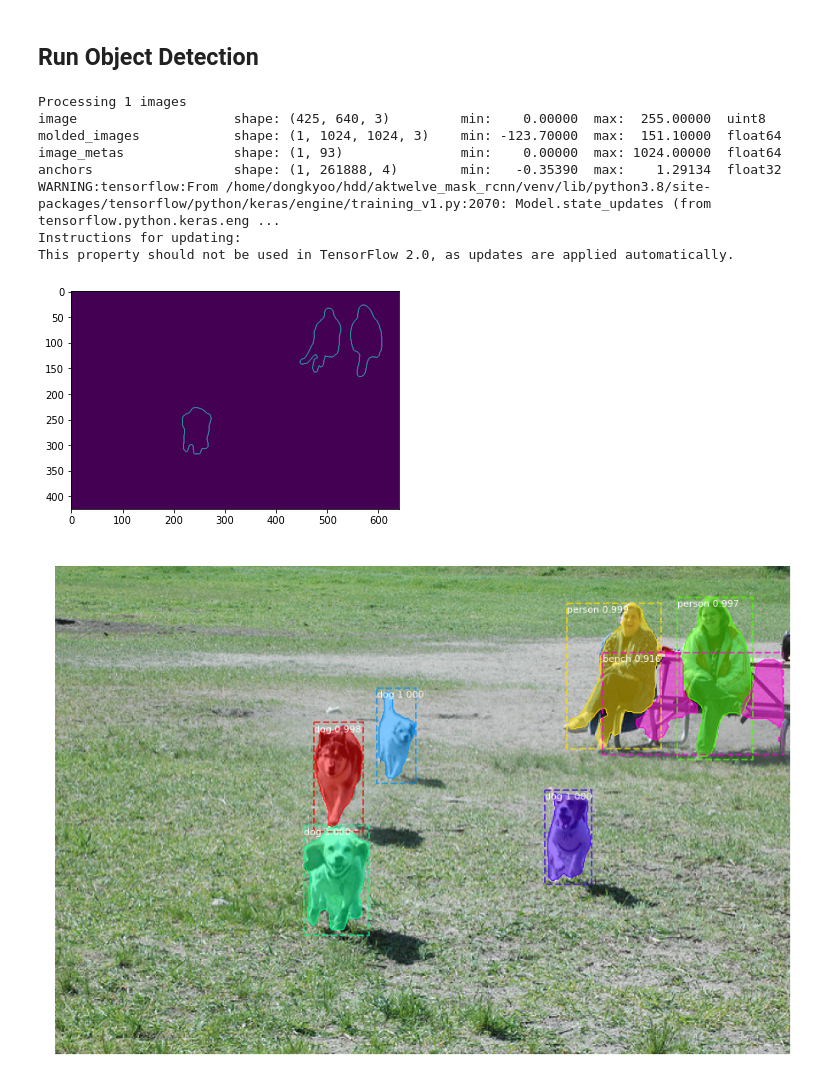
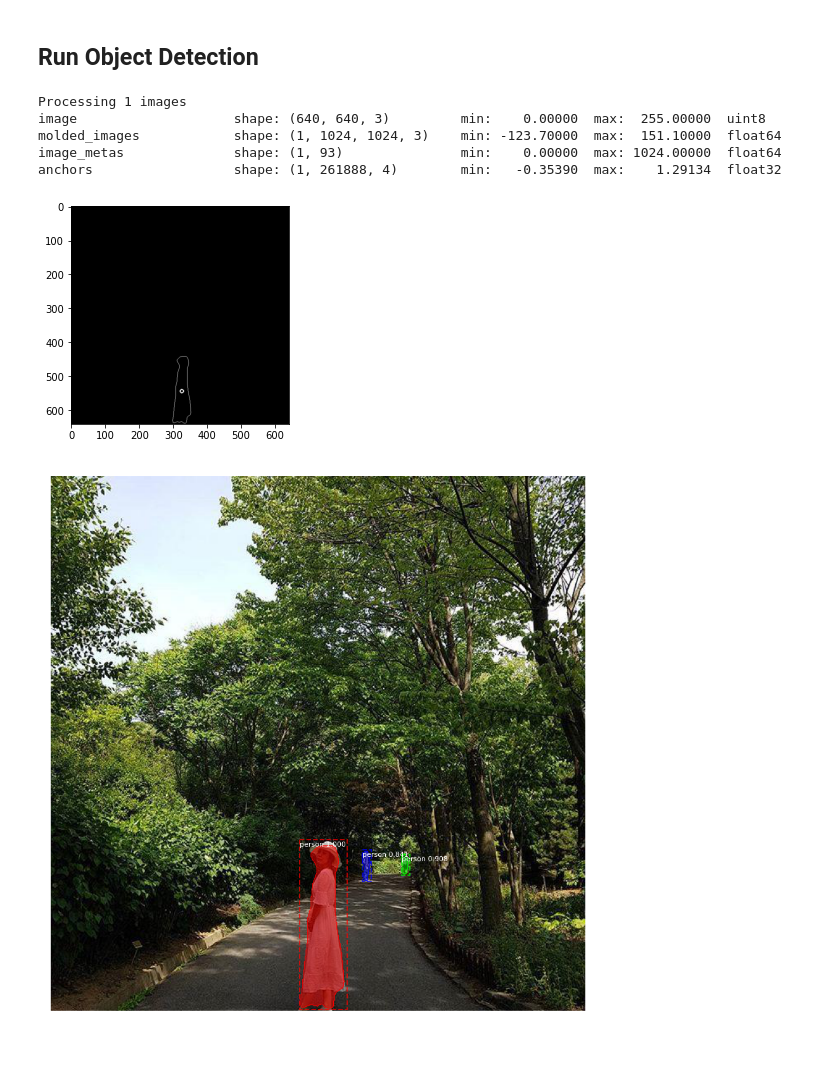
Before and after one commit to kyoodong/Tryangle-Research, a Jupyter notebook: aktwelve_mask_rcnn/samples/demo.ipynb, the cells around one changed output. Drawn from its saved outputs; the diff is of its cells as text; code cells hidden in the pictures; blank space fills up the shorter version.

```diff
--- a/aktwelve_mask_rcnn/samples/demo.ipynb
+++ b/aktwelve_mask_rcnn/samples/demo.ipynb
@@ -124,39 +125,42 @@ class_names = ['BG', 'person', 'bicycle', 'car', 'motorcycle', 'airplane',
 # %% [markdown]
 ## Run Object Detection
 # %%
+import lines.layers
+
 # Load a random image from the images folder
 file_names = next(os.walk(IMAGE_DIR))[2]
-image = skimage.io.imread(os.path.join(IMAGE_DIR, random.choice(file_names)))
+# image = skimage.io.imread(os.path.join(IMAGE_DIR, random.choice(file_names)))
+image = skimage.io.imread(os.path.join(IMAGE_DIR, "test2.jpg"))
 
 # Run detection
 results = model.detect([image], verbose=1)
 
 # Visualize results
 r = results[0]
 
 # 외곽선만 따도록 수정
-layered_image = lines.layers.to_lines(r['masks'], 0.01)
+layered_image, cogs = lines.layers.get_contour_center_point(r['masks'], 0.01)
 
 # for i in range(r['masks'].shape[-1]):
 #     plt.imshow(layered_image[:,:, i])
 #     plt.show()
 
-mixed_image = np.zeros([image.shape[0], image.shape[1], 1])
+all_layered_image = np.zeros([image.shape[0], image.shape[1], 1])
 for i in range(layered_image.shape[-1]):
-    mixed_image[:, :, 0] += layered_image[:, :, i]
+    all_layered_image[:, :, 0] += layered_image[:, :, i]
 
-plt.imshow(mixed_image)
+for cog in cogs:
+    all_layered_image = cv2.circle(all_layered_image, cog, 5, 1, 2)
+
+plt.imshow(all_layered_image, 'gray', vmin=0, vmax=1)
 plt.show()
 visualize.display_instances(image, r['rois'], r['masks'], r['class_ids'],
                             class_names, r['scores'])
 # %% [output]
 Processing 1 images
-image                    shape: (425, 640, 3)         min:    0.00000  max:  255.00000  uint8
+image                    shape: (640, 640, 3)         min:    0.00000  max:  255.00000  uint8
 molded_images            shape: (1, 1024, 1024, 3)    min: -123.70000  max:  151.10000  float64
 image_metas              shape: (1, 93)               min:    0.00000  max: 1024.00000  float64
 anchors                  shape: (1, 261888, 4)        min:   -0.35390  max:    1.29134  float32
-WARNING:tensorflow:From /home/dongkyoo/hdd/aktwelve_mask_rcnn/venv/lib/python3.8/site-packages/tensorflow/python/keras/engine/training_v1.py:2070: Model.state_updates (from tensorflow.python.keras.eng ...
-Instructions for updating:
-This property should not be used in TensorFlow 2.0, as updates are applied automatically.
-[figure, old version]
+[figure, new version]
-[figure, old version]
+[figure, new version]
```
Also changed, not shown: parts of 2 cells of this notebook, 2 other files.
